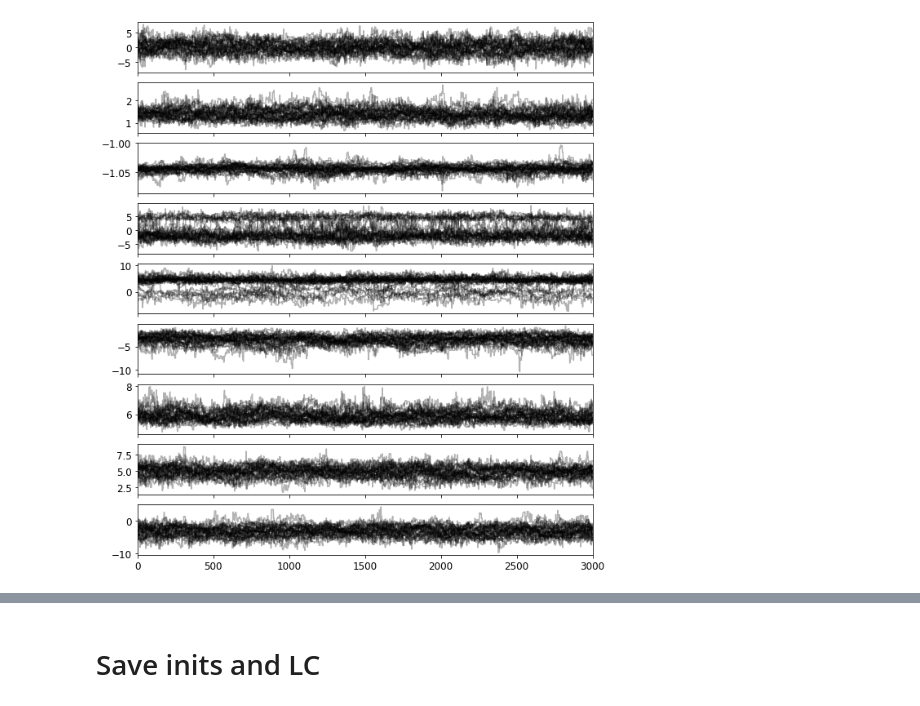
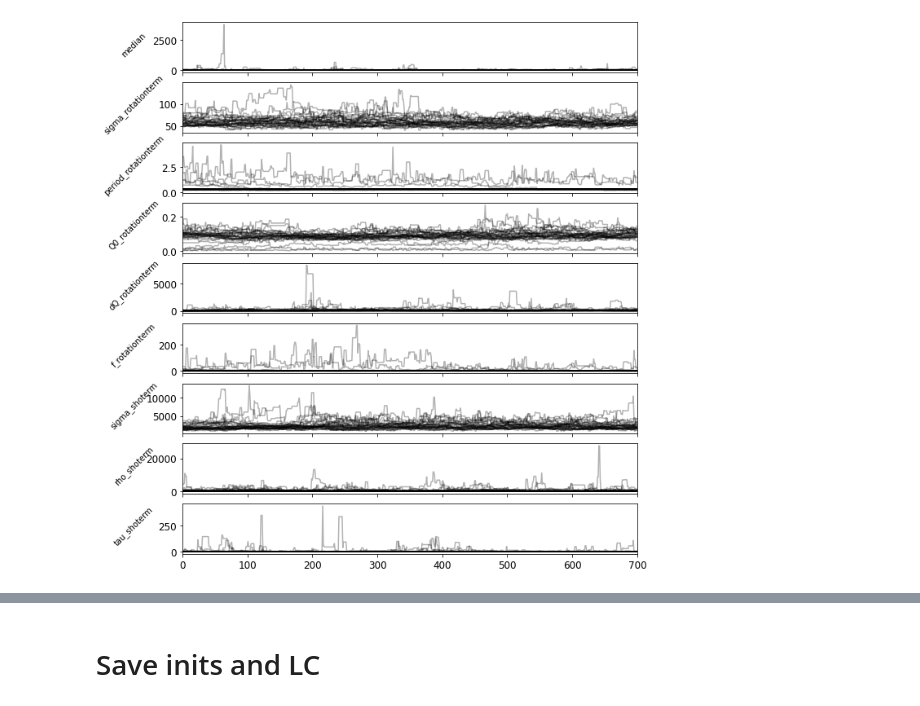
Before and after one commit to ekaterinailin/MalachiteMountains, a Jupyter notebook: analysis/notebooks/NBcolab3_celerite_GP.ipynb, the cells around one changed output, grey strips where cells are left out. Drawn from its saved outputs; the diff is of its cells as text; code cells hidden in the pictures.

```diff
--- a/analysis/notebooks/NBcolab3_celerite_GP.ipynb
+++ b/analysis/notebooks/NBcolab3_celerite_GP.ipynb
@@ -107,10 +98,10 @@ true_yerr = flc.flux_err
 
 # 237
 # 1333, 1331.5
-mask = np.where((flc.time > target.view_stop-.1) | (flc.time < target.view_start-.25))
+mask = np.where((flc.time > target.view_stop-.5) | (flc.time < target.view_start+.2))
 flcm = flc[mask]
 # %%
-flcm = flcm[flcm.flux < np.median(flcm.flux) + np.std(flcm.flux)*3]
+flcm = flcm[flcm.flux < np.median(flcm.flux) + np.std(flcm.flux)*5]
 # %%
 plt.figure(figsize=(14,6))
 plt.plot(true_t, true_y, alpha=.5, label="masked flare")
@@ -145,6 +136,6 @@ _ = plt.title(f"TIC {target.ID}")
 # %%
 # add rotation period as determined from all available light curves
-props = pd.read_csv(f"{CWD}/data/summary/inclination_input.csv")
+# props = pd.read_csv(f"{CWD}/data/summary/inclination_input.csv")
 
-P = props[props["id"] == int(ID)].iloc[0].prot_d
-P
+# P = props[props["id"] == int(ID)].iloc[0].prot_d
+P = 0.3200318014866306
@@ -309,4 +293,4 @@ sampler = emcee.EnsembleSampler(
 state = sampler.run_mcmc(coords, 200, progress=True)
 # %%
 
-state = sampler.run_mcmc(state, 1500, progress=True)
+state = sampler.run_mcmc(state, 1000, progress=True)
@@ -382,20 +337,20 @@ plot_psd(gp)
 # %%
-# labels = [r'$t_\mathrm{f} [d]$', r'$\theta_\mathrm{f}$ [deg]',
-#           'a', 'FWHM [d]', r'$i$ [deg]',
-#           r"$\phi_\mathrm{f}$ [deg]"]
-# matplotlib.rc('xtick', labelsize=12)
-# matplotlib.rc('ytick', labelsize=12)
 fig, axes = plt.subplots(9, figsize=(10, 12), sharex=True)
-msamples = sampler.get_chain(discard=1500)
+msamples = sampler.get_chain(discard=500)
 
-for j in range(9):
+columns = ["median", "sigma_rotationterm", "period_rotationterm", "Q0_rotationterm",
+           "dQ_rotationterm", "f_rotationterm","sigma_shoterm", "rho_shoterm", "tau_shoterm"]
+
+for j,label in enumerate(columns):
     ax = axes[j]
-    ax.plot(msamples[:, :, j], "k", alpha=0.3)
+    ax.plot(np.exp(msamples[:, :, j]), "k", alpha=0.3)
     ax.set_xlim(0, len(msamples))
-#     ax.set_ylabel(labels[j])
+    ax.set_ylabel(label, rotation=45)
     ax.yaxis.set_label_coords(-0.1, 0.5)
+
+plt.savefig(f"{CWD}/analysis/results/rotation/{tstamp}_TIC{target.ID}_GP_MCMC_prediction_chain.png", dpi=300)
 # %% [output]
-[figure, old version]
+[figure, new version]
 # %%
 np.exp(np.percentile(chain[:, 2], [16,50,84]))
 # %% [output]
```
Also changed, not shown: parts of 36 cells of this notebook, 12 other files.
